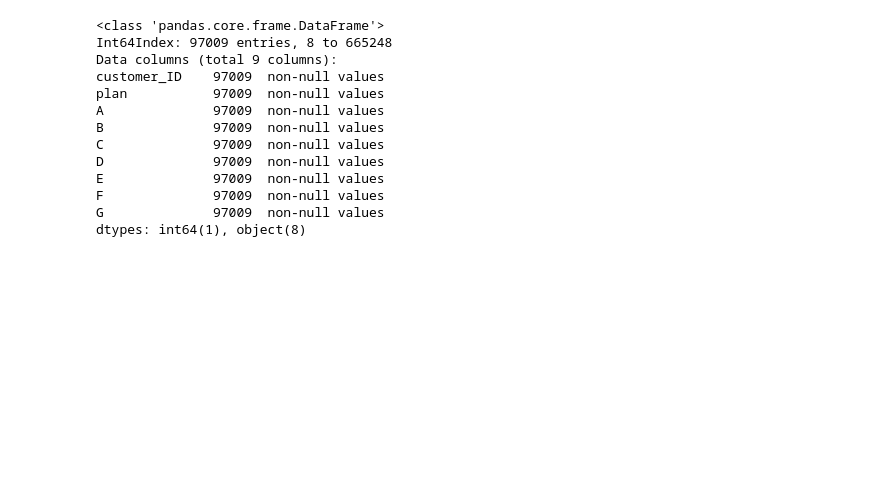
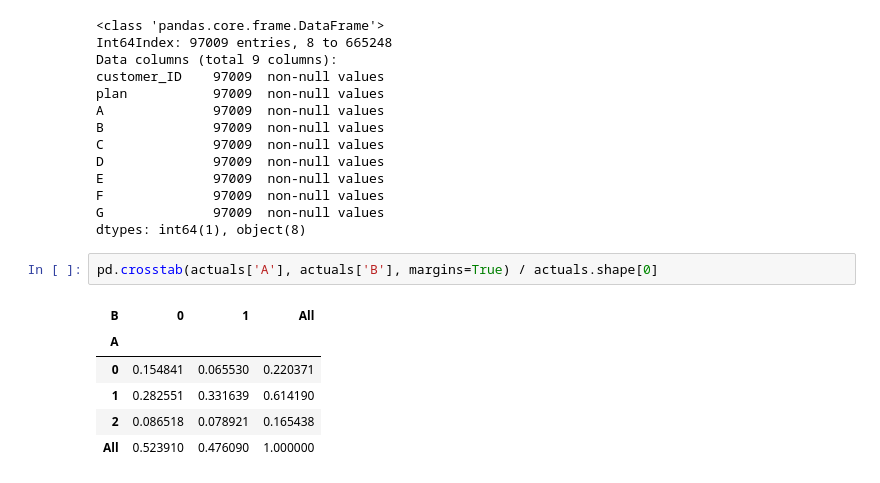
Before and after one commit to hxu/kaggle-allstate, a Jupyter notebook: explore.ipynb, the cells around one changed output. Cells and saved outputs as stored; diff of their text form; blank space fills up the shorter version.

```diff
--- a/explore.ipynb
+++ b/explore.ipynb
@@ -203,3 +204,12 @@ E              97009  non-null values
 F              97009  non-null values
 G              97009  non-null values
 dtypes: int64(1), object(8)
+# %%
+pd.crosstab(actuals['A'], actuals['B'], margins=True) / actuals.shape[0]
+# %% [output]
+| B | 0 | 1 | All |
+| A |  |  |  |
+| 0 | 0.154841 | 0.065530 | 0.220371 |
+| 1 | 0.282551 | 0.331639 | 0.614190 |
+| 2 | 0.086518 | 0.078921 | 0.165438 |
+| All | 0.523910 | 0.476090 | 1.000000 |
```
Also changed, not shown: parts of 4 cells of this notebook, 2 other files.
